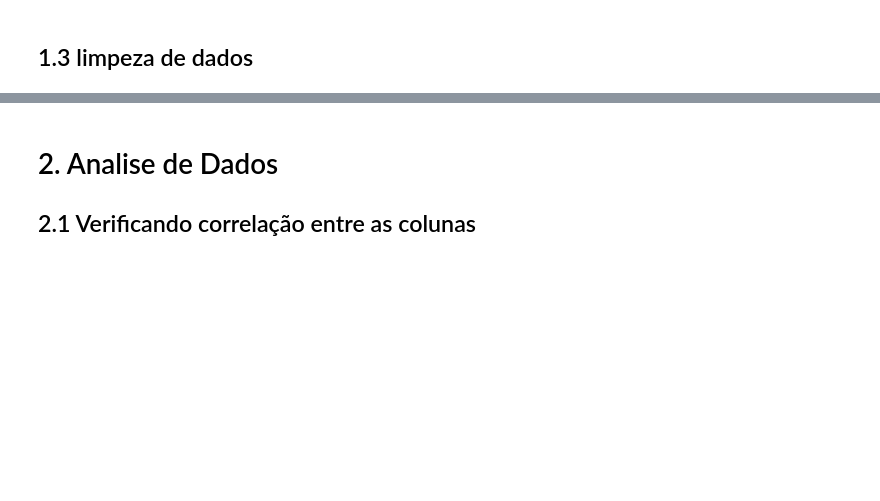
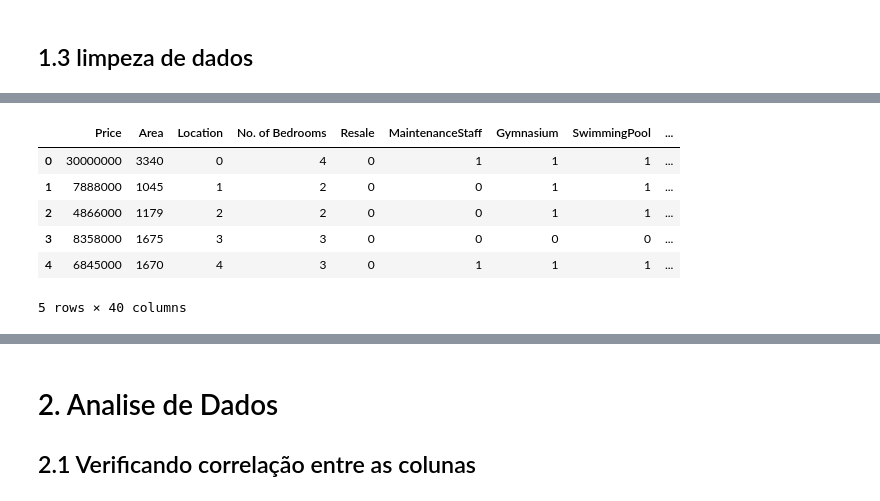
Before and after one commit to JonasFOliveira/Portifolio, a Jupyter notebook: housing_prices.ipynb, the cells around one changed output, grey strips where cells are left out. Saved outputs shown, nothing was run; the diff lists cells and outputs as text; code cells hidden in the pictures; blank space fills up the shorter version.

```diff
--- a/housing_prices.ipynb
+++ b/housing_prices.ipynb
@@ -166,0 +183,13 @@ Name: SwimmingPool, dtype: int64
+# %%
+#Agora com o dicionario em mão iremos substituir na tabela principal por seus respectivos valores
+
+bangalore_df['Location'] = bangalore_df['Location'].map(dicionario)
+bangalore_df.head()
+# %% [output]
+|  | Price | Area | Location | No. of Bedrooms | Resale | MaintenanceStaff | Gymnasium | SwimmingPool | ... |
+| 0 | 30000000 | 3340 | 0 | 4 | 0 | 1 | 1 | 1 | ... |
+| 1 | 7888000 | 1045 | 1 | 2 | 0 | 0 | 1 | 1 | ... |
+| 2 | 4866000 | 1179 | 2 | 2 | 0 | 0 | 1 | 1 | ... |
+| 3 | 8358000 | 1675 | 3 | 3 | 0 | 0 | 0 | 0 | ... |
+| 4 | 6845000 | 1670 | 4 | 3 | 0 | 1 | 1 | 1 | ... |
+5 rows × 40 columns
```
Also changed, not shown: parts of 27 cells of this notebook.
